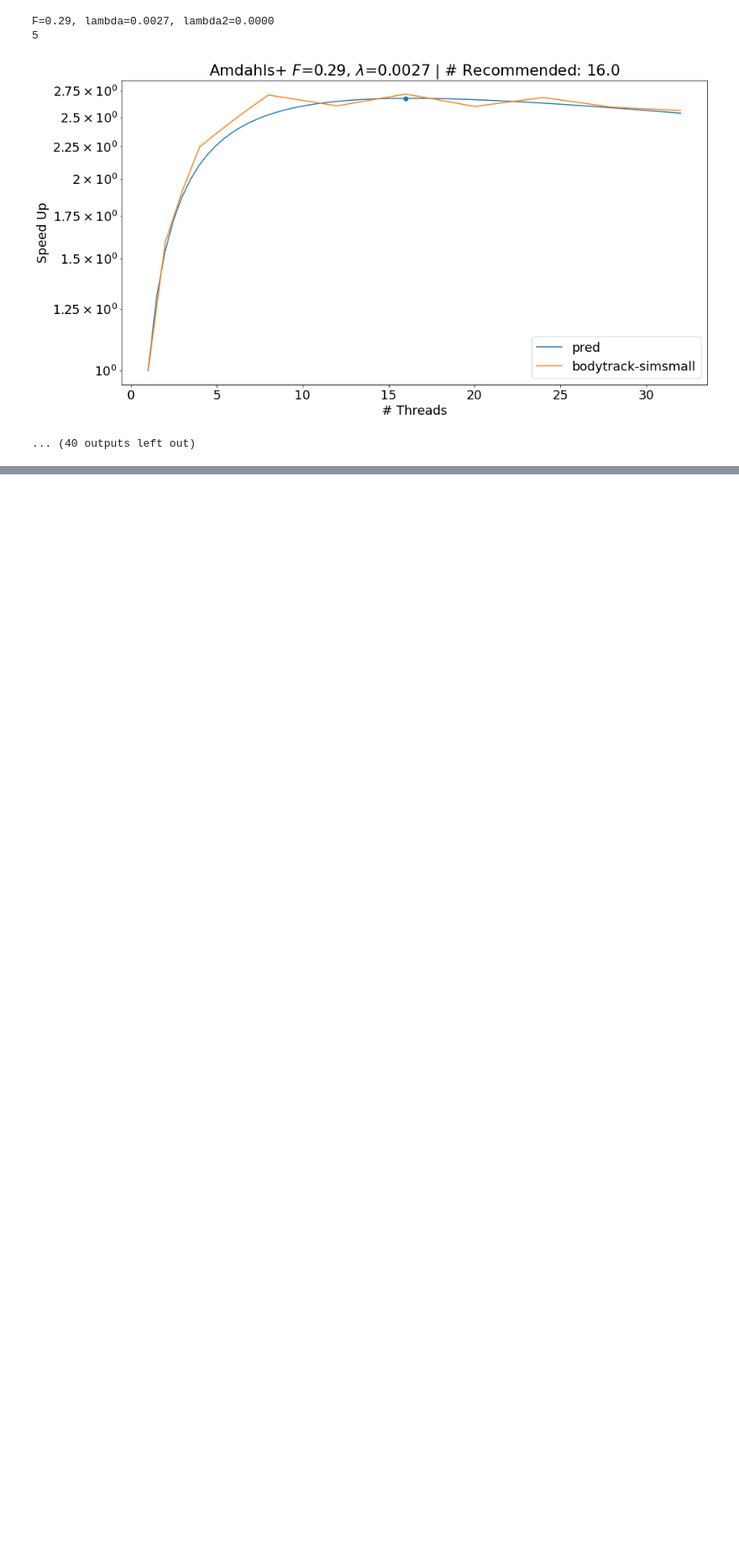
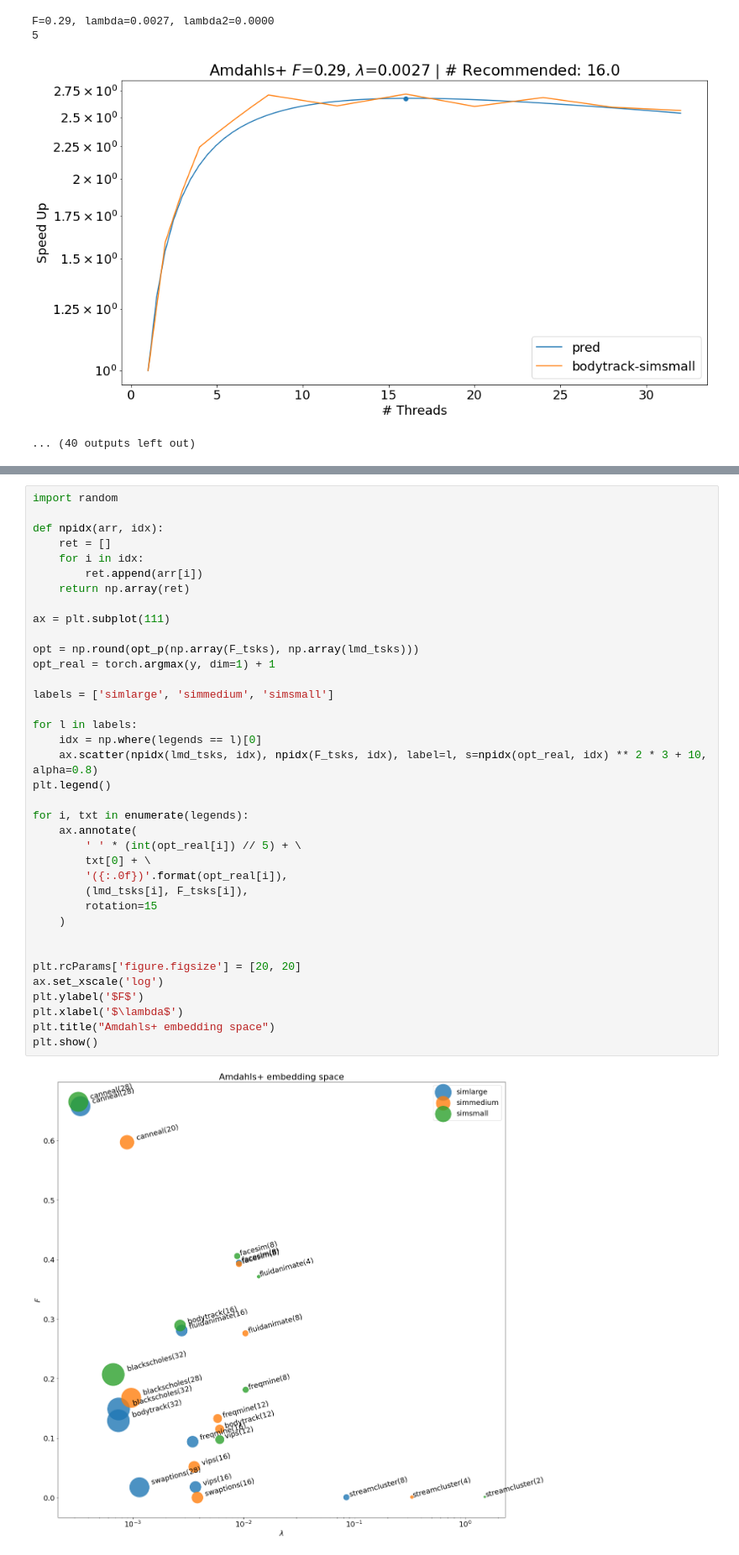
Before and after one commit to liubai01/Multicore-NYU-2021, a Jupyter notebook: Amdahl's law.ipynb, the cells around one changed output, grey strips where cells are left out. Shown at 84% size. Cells and saved outputs as stored; diff of their text form; blank space fills up the shorter version.

Commit message:
Add amdahl's estimation

```diff
--- a/Amdahl's law.ipynb
+++ b/Amdahl's law.ipynb
@@ -376,0 +338,39 @@ plt.show()
+# %%
+import random
+
+def npidx(arr, idx):
+    ret = []
+    for i in idx:
+        ret.append(arr[i])
+    return np.array(ret)
+
+ax = plt.subplot(111)
+
+opt = np.round(opt_p(np.array(F_tsks), np.array(lmd_tsks)))
+opt_real = torch.argmax(y, dim=1) + 1
+
+labels = ['simlarge', 'simmedium', 'simsmall']
+
+for l in labels:
+    idx = np.where(legends == l)[0]
+    ax.scatter(npidx(lmd_tsks, idx), npidx(F_tsks, idx), label=l, s=npidx(opt_real, idx) ** 2 * 3 + 10, alpha=0.8)
+plt.legend()
+
+for i, txt in enumerate(legends):
+    ax.annotate(
+        ' ' * (int(opt_real[i]) // 5) + \
+        txt[0] + \
+        '({:.0f})'.format(opt_real[i]),
+        (lmd_tsks[i], F_tsks[i]),
+        rotation=15
+    )
+
+
+plt.rcParams['figure.figsize'] = [20, 20]
+ax.set_xscale('log')
+plt.ylabel('$F$')
+plt.xlabel('$\lambda$')
+plt.title("Amdahls+ embedding space")
+plt.show()
+# %% [output]
+[figure, added]
```
Also changed, not shown: parts of 6 cells of this notebook.
